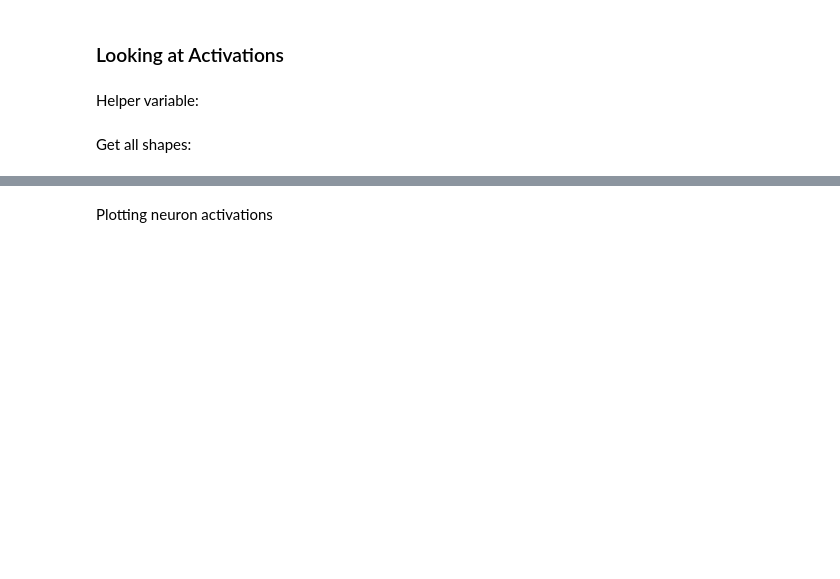
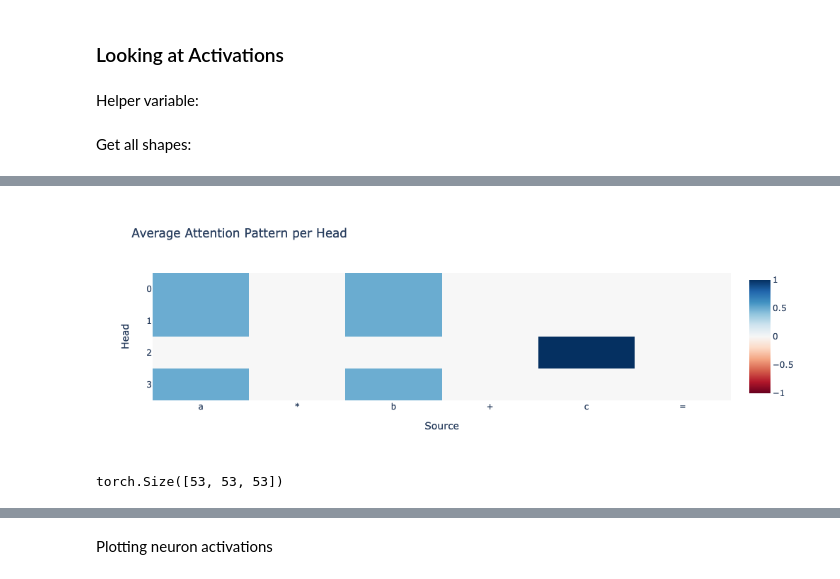
Before and after one commit to dashstander/grokking-galois, a Jupyter notebook: grok_xyz.ipynb, the cells around one changed output, grey strips where cells are left out. Saved outputs shown, nothing was run; the diff lists cells and outputs as text; code cells hidden in the pictures; blank space fills up the shorter version.

```diff
--- a/grok_xyz.ipynb
+++ b/grok_xyz.ipynb
@@ -387,2 +499,9 @@ imshow(cache["pattern", 0].mean(dim=0)[:, -1, :], title="Average Attention Patte
 # %%
-imshow(cache["pattern", 0][5][:, -1, :], title="Average Attention Pattern per Head", xaxis="Source", yaxis="Head", x=['a', 'b', '='])
+imshow(
+    cache["pattern", 0][5][:, -1, :],
+    title="Average Attention Pattern per Head",
+    xaxis="Source",
+    yaxis="Head",
+    x=['a', '*', 'b', '+', 'c', '='])
+# %% [output]
+[figure, added]
@@ -391 +508,5 @@ dataset[:4]
+# %%
+cache["pattern", 0][:, 0, -1, 0].reshape(p, p, p).shape
+# %% [output]
+torch.Size([53, 53, 53])
 # %%
```
Also changed, not shown: parts of 48 cells of this notebook, 1 other file.
